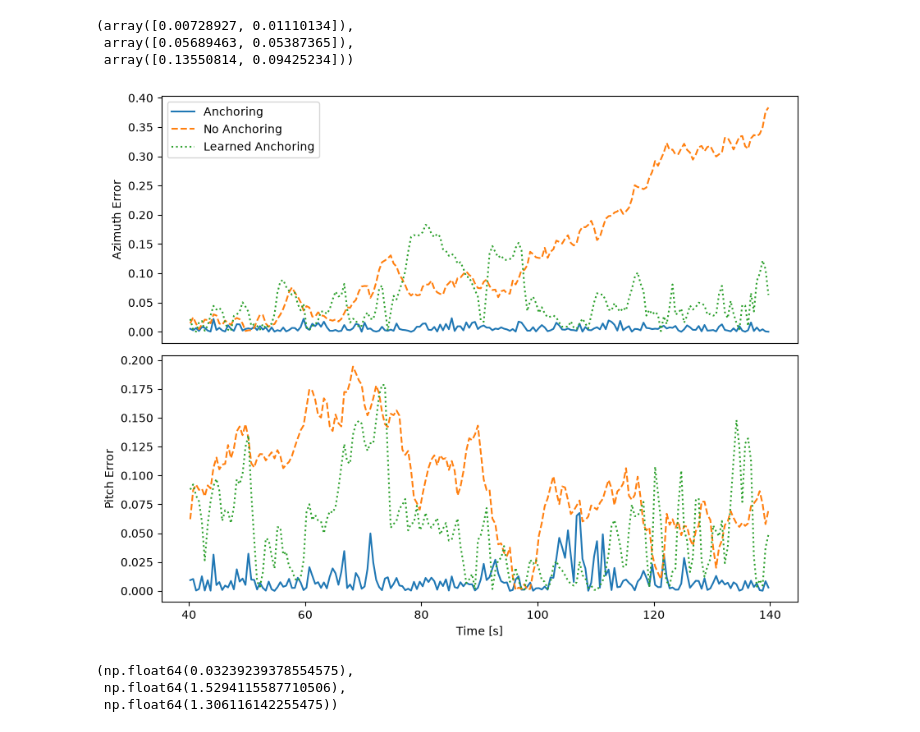
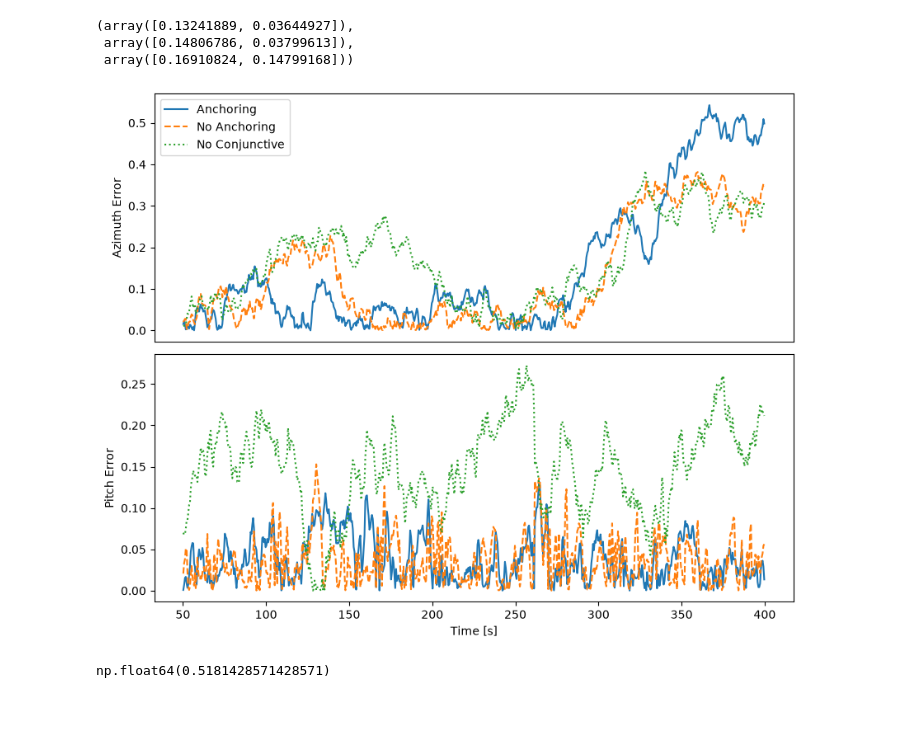
Before and after one commit to siaulich/bat-hd-cells, a Jupyter notebook: notebooks/bat_flight_anchoring_alt.ipynb, the cells around one changed output. Drawn from its saved outputs; the diff is of its cells as text; code cells hidden in the pictures.

Commit message:
build new hardwired conjunctive layer

```diff
--- a/notebooks/bat_flight_anchoring_alt.ipynb
+++ b/notebooks/bat_flight_anchoring_alt.ipynb
@@ -88,8 +83,8 @@ input_noise = 1
 
 net.set_noise(intrinsic_noise=intrinsic_noise, input_noise=input_noise)
 net_anchor.set_noise(intrinsic_noise=intrinsic_noise, input_noise=input_noise)
-net_anchor_learnt_weight.set_noise(intrinsic_noise=intrinsic_noise, input_noise=input_noise)
-
+net_anchor.learn_rate /= 10
+net_no_conj.set_noise(intrinsic_noise=intrinsic_noise, input_noise=input_noise)
 
 
 
@@ -104,18 +99,13 @@ with ThreadPoolExecutor(max_workers=3) as executor:
         dir=high_noise_bat_flight["dir_sphere"],
         save_weights=False,
         interval=interval,
-        verbose=False,
+        verbose=True,
+    )
+    no_conj_future = executor.submit(
+        net_no_conj.run_simulation, high_noise_bat_flight["dir_vel"], interval=interval, verbose=False
     )
 
-    learned_anchor_future = executor.submit(
-        net_anchor_learnt_weight.run_simulation,
-        high_noise_bat_flight["dir_vel"],
-        dir=high_noise_bat_flight["dir_sphere"],
-        save_weights=True,
-        interval=interval,
-        verbose=True,
-    )
 
     recording = no_anchor_future.result()
     recording_anchor = anchor_future.result()
-    recording_learnt_anchor = learned_anchor_future.result()
+    recording_no_conj = no_conj_future.result()
@@ -127,25 +113,25 @@ np.savez(os.path.join(DATA_DIR, "recording_learnt_anchor"), **recording_learnt_a
 np.mean(
     np.abs(
         angular_error(
-            recording_anchor["decoded_angle"], high_noise_bat_flight["dir_torus"][::interval]
+            recording["decoded_angle"], high_noise_bat_flight["dir_torus"][::interval]
         )
     ),
     axis=0,
-),  np.mean(
+), np.mean(
     np.abs(
-        angular_error(recording_learnt_anchor["decoded_angle"], high_noise_bat_flight["dir_torus"][::interval])
+        angular_error(recording_anchor["decoded_angle"], high_noise_bat_flight["dir_torus"][::interval])
     ),
     axis=0,
-),np.mean(
+), np.mean(
     np.abs(
-        angular_error(recording["decoded_angle"], high_noise_bat_flight["dir_torus"][::interval])
+        angular_error(recording_no_conj["decoded_angle"], high_noise_bat_flight["dir_torus"][::interval])
     ),
     axis=0,
 )
 # %% [output]
-(array([0.00728927, 0.01110134]),
- array([0.05689463, 0.05387365]),
- array([0.13550814, 0.09425234]))
+(array([0.13241889, 0.03644927]),
+ array([0.14806786, 0.03799613]),
+ array([0.16910824, 0.14799168]))
 # %%
 smooth_interval = 10
 fig, ax = plt.subplots(
@@ -159,49 +145,43 @@ for angle_iter, angle in enumerate(["Azimuth", "Pitch"]):
         recording_anchor["decoded_angle"][:, angle_iter],
         high_noise_bat_flight["dir_torus"][::interval, angle_iter],
     )
-    learned_anchor_error = angular_error(
-        recording_learnt_anchor["decoded_angle"][:, angle_iter],
+    error = angular_error(
+        recording["decoded_angle"][:, angle_iter],
         high_noise_bat_flight["dir_torus"][::interval, angle_iter],
     )
-    error = angular_error(
-        recording["decoded_angle"][:, angle_iter],
+    no_conj_error = angular_error(
+        recording_no_conj["decoded_angle"][:, angle_iter],
         high_noise_bat_flight["dir_torus"][::interval, angle_iter],
     )
     ax[1 * angle_iter].plot(
         smooth_ts(high_noise_bat_flight["time"][::interval], smooth_interval),
         np.abs(smooth_ts(simple_anchor_error, smooth_interval)),
         label="Anchoring",
     )
     ax[1 * angle_iter].plot(
         smooth_ts(high_noise_bat_flight["time"][::interval], smooth_interval),
         np.abs(smooth_ts(error, smooth_interval)),
         label="No Anchoring",
         ls="--",
     )
     ax[1 * angle_iter].plot(
         smooth_ts(high_noise_bat_flight["time"][::interval], smooth_interval),
-        np.abs(smooth_ts(learned_anchor_error, smooth_interval)),
-        label="Learned Anchoring",
+        np.abs(smooth_ts(no_conj_error, smooth_interval)),
+        label="No Conjunctive",
         ls=":",
     )
     ax[1 * angle_iter].set_ylabel(angle + " Error")
 
 for axis_iter in range(len(ax) - 1):
     ax[axis_iter].get_xaxis().set_visible(False)
 
 
 ax[0].legend()
 ax[-1].set_xlabel("Time [s]")
 fig.savefig(os.path.join(PLOTS_DIR, "bat_flight_anchoring_effect.svg"))
 # %% [output]
-[figure, old version]
+[figure, new version]
-# %%
-np.max(recording["conj_cells"]), np.max(
-    recording_anchor["conj_cells"]
-),np.max(
-    recording_learnt_anchor["conj_cells"]
-)
-# %% [output]
-(np.float64(0.03239239378554575),
- np.float64(1.5294115587710506),
- np.float64(1.306116142255475))
+# %%
+(np.tanh(np.sum(recording_anchor["visual_trace"], axis=1)) > 0.5).mean()
+# %% [output]
+np.float64(0.5181428571428571)
```
Also changed, not shown: parts of 8 cells of this notebook, 4 other files.
